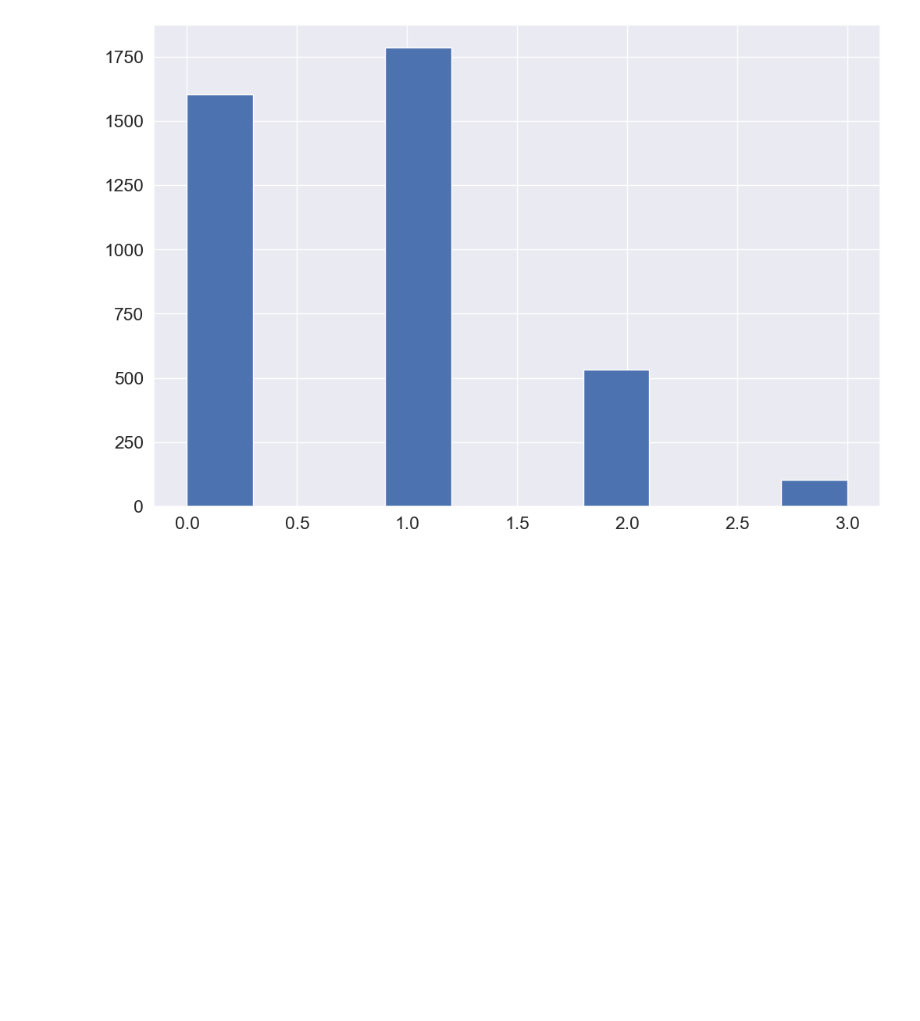
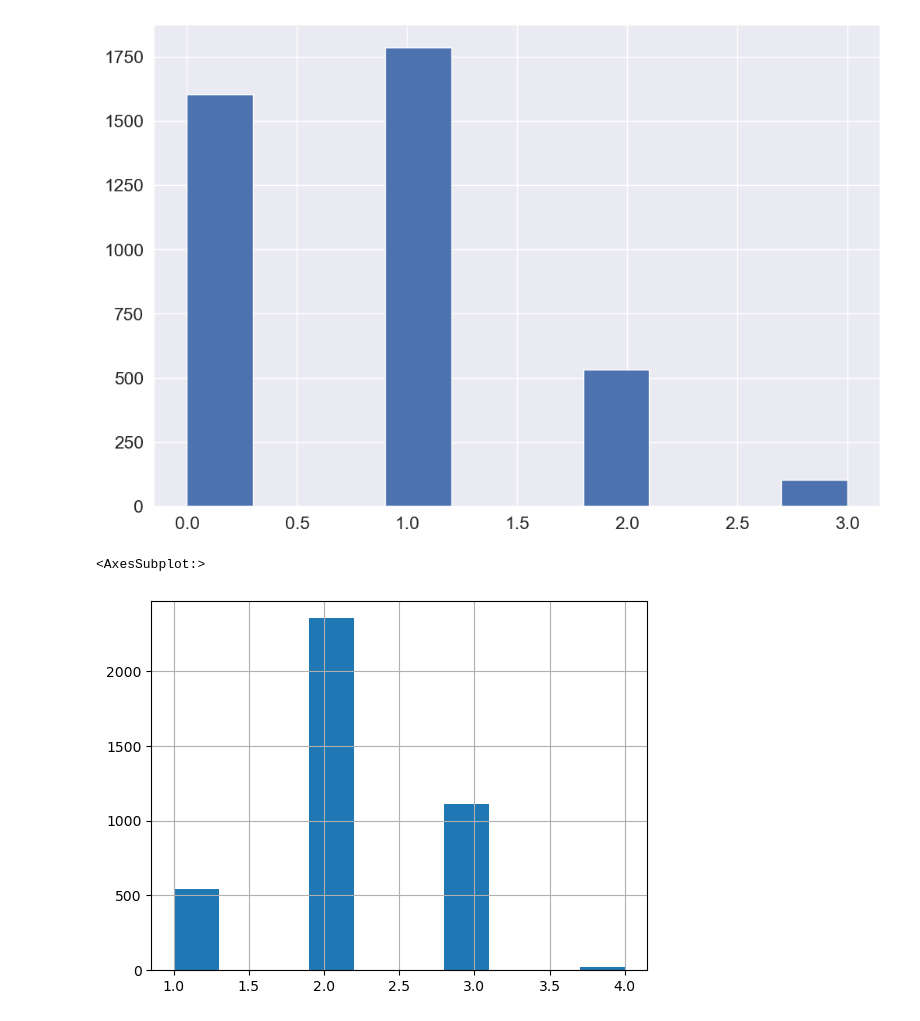
Before and after one commit to roy2392/breast_cancer_classification, a Jupyter notebook: Breast_Cancer_Classification_Project_.ipynb, the cells around one changed output. Saved outputs shown, nothing was run; the diff lists cells and outputs as text; code cells hidden in the pictures; blank space fills up the shorter version.

```diff
--- a/Breast_Cancer_Classification_Project_.ipynb
+++ b/Breast_Cancer_Classification_Project_.ipynb
@@ -353,3 +371,8 @@ df['T Stage '].hist()
 # %% [output]
 <Axes: >
 [figure]
+# %%
+df['Grade'].hist()
+# %% [output]
+<AxesSubplot:>
+[figure, added]
```
Also changed, not shown: parts of 14 cells of this notebook.
